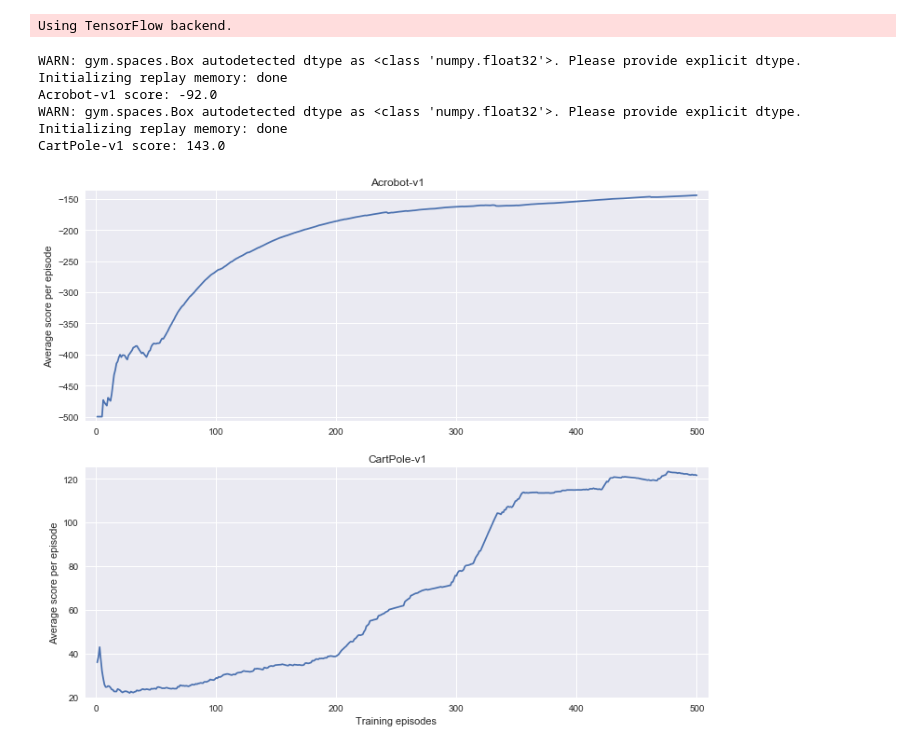
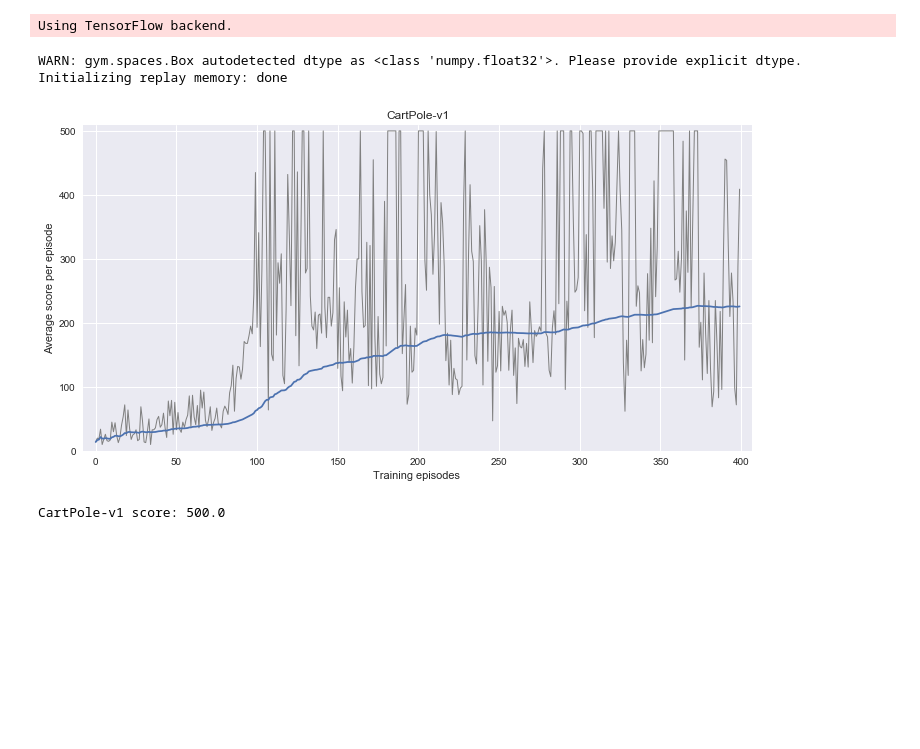
Before and after one commit to lincht/ML, a Jupyter notebook: dqn.ipynb, the cells around one changed output. Drawn from its saved outputs; the diff is of its cells as text; code cells hidden in the pictures; blank space fills up the shorter version.

Commit message:
Implement agent history with feature scaling, add plotting method, remove Acrobot result

```diff
--- a/dqn.ipynb
+++ b/dqn.ipynb
@@ -220,30 +299,12 @@ action: {} | reward: {: .1f} | best score: {: 6.1f}'.format(
             time.sleep(0.05)
-# %%
-envs = ['Acrobot-v1', 'CartPole-v1']
-
-for env in envs:
-    dqn = DQN(env)
-    dqn.learn()
-    dqn.run()
-
-plt.figure(figsize=(12, 10))
-for i, env in enumerate(envs):
-    with open('./data/' + env + '_scores.pkl', 'rb') as f:
-        scores = pd.Series(pickle.load(f))
-        scores.index = scores.index + 1
-        avg_scores = scores.cumsum() / scores.index
-        plt.subplot(len(envs), 1, i+1)
-        avg_scores.plot()
-        plt.margins(0.02)
-        plt.ylabel('Average score per episode')
-        plt.title(env)
-plt.xlabel('Training episodes ')
-plt.show()
-# %% [output]
-WARN: gym.spaces.Box autodetected dtype as <class 'numpy.float32'>. Please provide explicit dtype.
-Initializing replay memory: done
-Acrobot-v1 score: -92.0
-WARN: gym.spaces.Box autodetected dtype as <class 'numpy.float32'>. Please provide explicit dtype.
-Initializing replay memory: done
-CartPole-v1 score: 143.0
-[figure, removed]
+# %%
+dqn = DQN('CartPole-v1', memory_size=2000, replay_start_size=32, eps_min=1e-4,
+          n_episodes=400)
+dqn.learn()
+dqn.plot_training_scores()
+dqn.run()
+# %% [output]
+WARN: gym.spaces.Box autodetected dtype as <class 'numpy.float32'>. Please provide explicit dtype.
+Initializing replay memory: done
+[figure, added]
+CartPole-v1 score: 500.0
```
Also changed, not shown: parts of 2 cells of this notebook.
